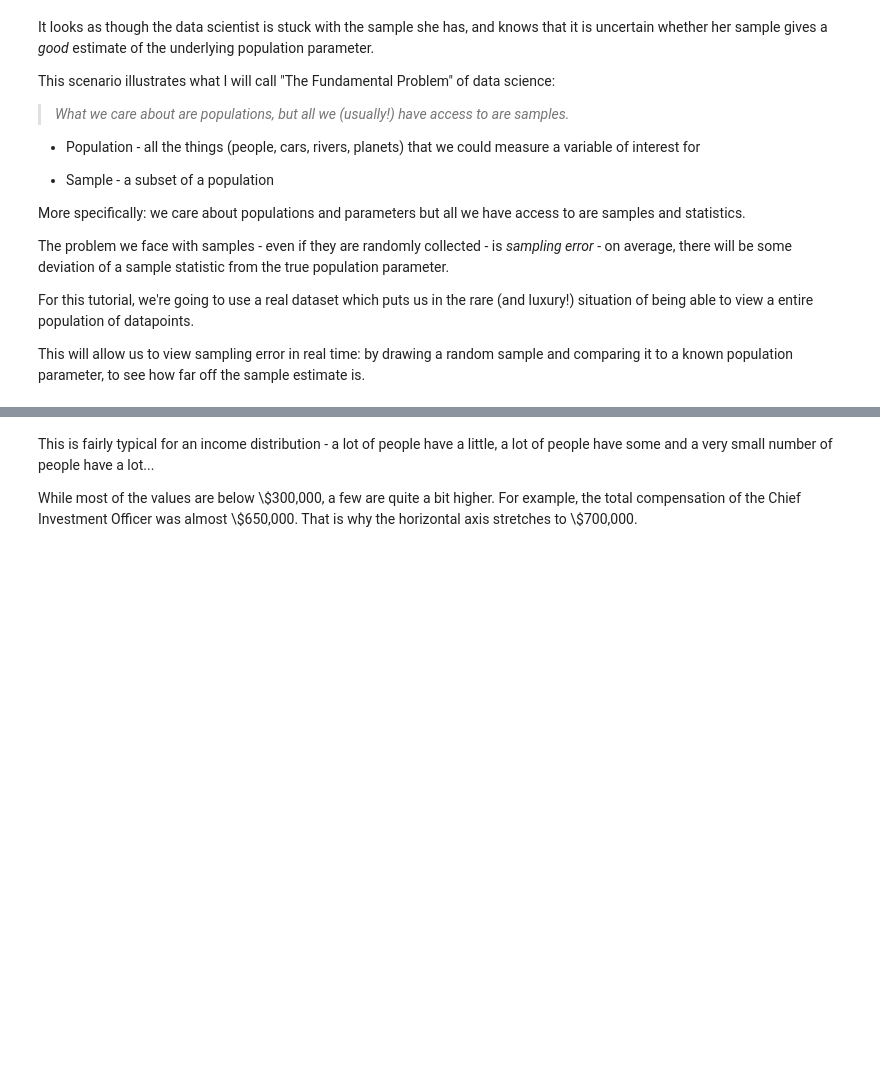
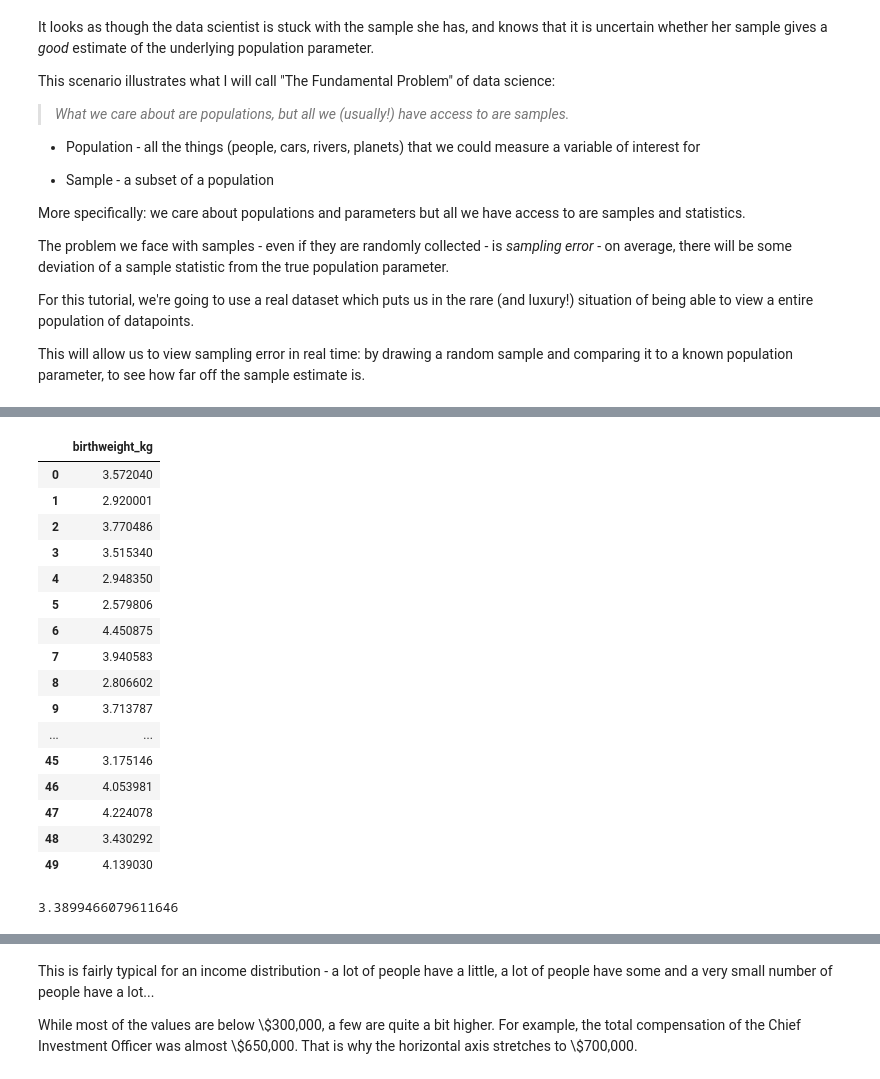
Before and after one commit to pxr687/bootstrap_tutorial, a Jupyter notebook: bootstrap.ipynb, the cells around one changed output, grey strips where cells are left out. Cells and saved outputs as stored; diff of their text form; code cells hidden in the pictures; blank space fills up the shorter version.

```diff
--- a/bootstrap.ipynb
+++ b/bootstrap.ipynb
@@ -123,0 +78,32 @@ She cares about the average birthweight of **all of the 1236 babies born in 1960
+# %%
+# load in the data (this is real data!)
+babies_sample = pd.read_csv('babies_sample.csv')
+
+# show the data
+babies_sample
+# %% [output]
+|  | birthweight_kg |
+| 0 | 3.572040 |
+| 1 | 2.920001 |
+| 2 | 3.770486 |
+| 3 | 3.515340 |
+| 4 | 2.948350 |
+| 5 | 2.579806 |
+| 6 | 4.450875 |
+| 7 | 3.940583 |
+| 8 | 2.806602 |
+| 9 | 3.713787 |
+| ... | ... |
+| 45 | 3.175146 |
+| 46 | 4.053981 |
+| 47 | 4.224078 |
+| 48 | 3.430292 |
+| 49 | 4.139030 |
+# %%
+# calculate the sample mean
+sample_mean = babies['birthweight_kg'].mean()
+
+# show the sample mean
+sample_mean
+# %% [output]
+3.3899466079611646
```
Also changed, not shown: parts of 11 cells of this notebook, 2 other files.
